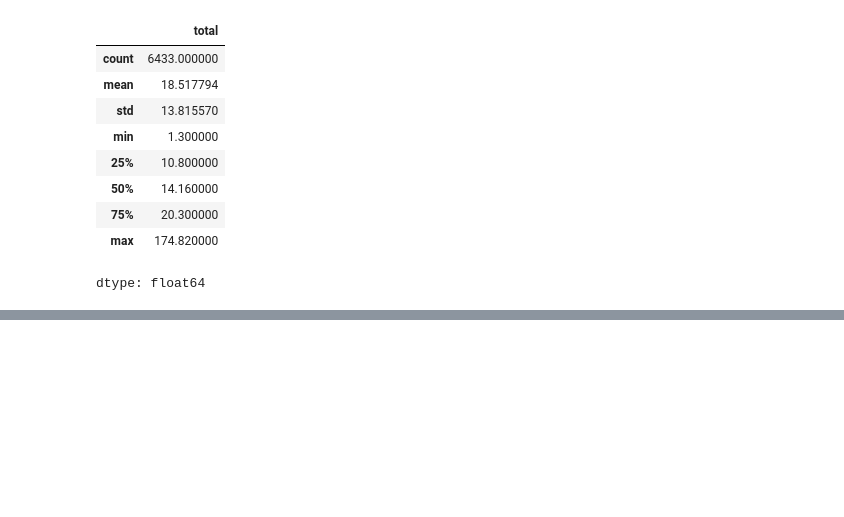
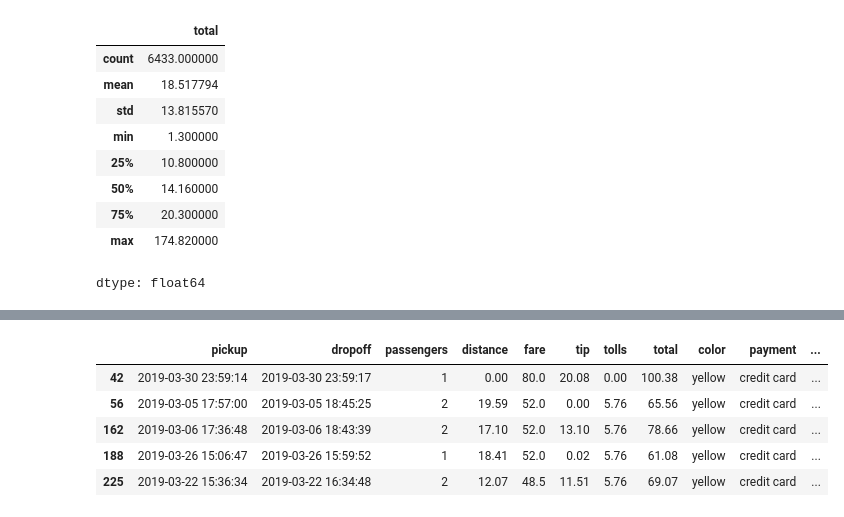
Before and after one commit to Sophia-vanegas/EDAsemillero, a Jupyter notebook: EDA_ejercicio_1.ipynb, the cells around one changed output, grey strips where cells are left out. Drawn from its saved outputs; the diff is of its cells as text; code cells hidden in the pictures; blank space fills up the shorter version.

```diff
--- a/EDA_ejercicio_1.ipynb
+++ b/EDA_ejercicio_1.ipynb
@@ -135,0 +176,23 @@ plt.show()
+# %%
+# Z-
+
+from scipy.stats import zscore
+
+# Calcular Z-score
+z_scores = zscore(taxis['total'])
+
+# Agregar la columna de Z-scores al DataFrame
+taxis['z_score'] = z_scores
+abs_z_scores = np.abs(z_scores)
+
+# Seleccionar los outliers
+outliers = taxis[abs_z_scores > 3]
+#print(outliers) # Muestra todos los outliers
+outliers.head()
+# %% [output]
+|  | pickup | dropoff | passengers | distance | fare | tip | tolls | total | color | payment | ... |
+| 42 | 2019-03-30 23:59:14 | 2019-03-30 23:59:17 | 1 | 0.00 | 80.0 | 20.08 | 0.00 | 100.38 | yellow | credit card | ... |
+| 56 | 2019-03-05 17:57:00 | 2019-03-05 18:45:25 | 2 | 19.59 | 52.0 | 0.00 | 5.76 | 65.56 | yellow | credit card | ... |
+| 162 | 2019-03-06 17:36:48 | 2019-03-06 18:43:39 | 2 | 17.10 | 52.0 | 13.10 | 5.76 | 78.66 | yellow | credit card | ... |
+| 188 | 2019-03-26 15:06:47 | 2019-03-26 15:59:52 | 1 | 18.41 | 52.0 | 0.02 | 5.76 | 61.08 | yellow | credit card | ... |
+| 225 | 2019-03-22 15:36:34 | 2019-03-22 16:34:48 | 2 | 12.07 | 48.5 | 11.51 | 5.76 | 69.07 | yellow | credit card | ... |
```
Also changed, not shown: parts of 9 cells of this notebook.
